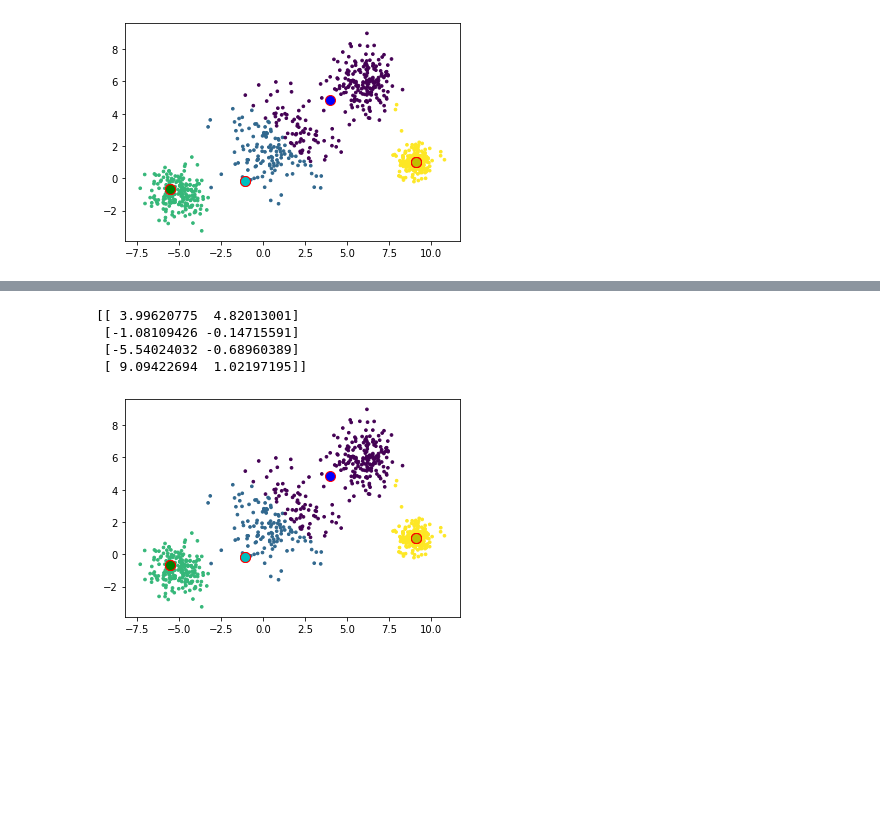
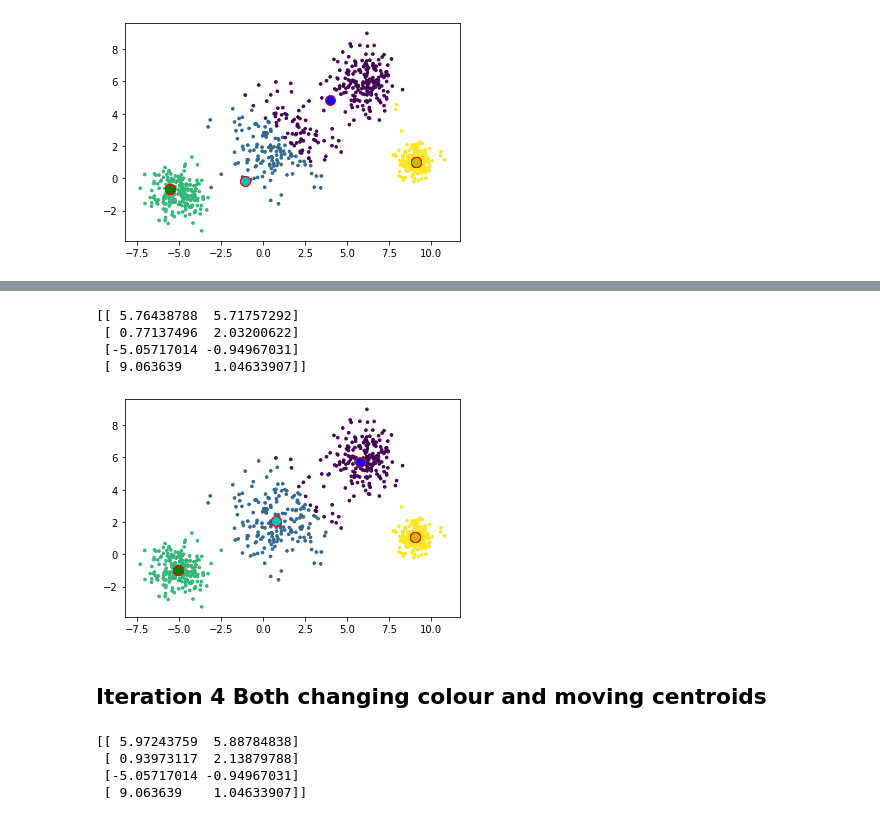
Before and after one commit to Phllips/Portfolio, a Jupyter notebook: Portfolio 3.ipynb, the cells around one changed output, grey strips where cells are left out. Drawn from its saved outputs; the diff is of its cells as text; code cells hidden in the pictures; blank space fills up the shorter version.

```diff
--- a/Portfolio 3.ipynb
+++ b/Portfolio 3.ipynb
@@ -182,4 +152,0 @@ for i in range(k):
-# %%
-new_centres2 = update(new_centres)
-
-print(new_centres2)
@@ -190,0 +153,4 @@ print(new_centres2)
+# %%
+update(new_centres)
+
+print(new_centres)
@@ -200,7 +171,6 @@ for i in range(k):
 # %%
 distance3=np.zeros((800,k))
 for i in range(k):
-     distance3[:,i] = np.linalg.norm(data - new_centres2[i],axis=1)
-cluster3 = np.argmin(distance3, axis = 1)
-
-print(cluster3)
+     distance3[:,i] = np.linalg.norm(data - new_centres[i],axis=1)
+newcluster = np.argmin(distance3, axis = 1)
+cluster = newcluster
@@ -234,16 +186,17 @@ for i in range(k):
-# %%
-new_centres3 = update(new_centres2)
-
-print(new_centres2)
-# %% [output]
-[[ 3.99620775  4.82013001]
- [-1.08109426 -0.14715591]
- [-5.54024032 -0.68960389]
- [ 9.09422694  1.02197195]]
+# %%
+update(new_centres)
+print(new_centres)
+# %% [output]
+[[ 5.76438788  5.71757292]
+ [ 0.77137496  2.03200622]
+ [-5.05717014 -0.94967031]
+ [ 9.063639    1.04633907]]
 # %%
-plt.scatter(data[:,0], data[:,1], s=7, c=cluster3)
+plt.scatter(data[:,0], data[:,1], s=7, c=cluster)
 
 for i in range(k):
-    plt.scatter(new_centres3[i:,0], new_centres3[i:,1], s=100, c = colmap[i], edgecolors='r')
+    plt.scatter(new_centres[i:,0], new_centres[i:,1], s=100, c = colmap[i], edgecolors='r')
 # %% [output]
-[figure, old version]
+[figure, new version]
+# %% [markdown]
+## Iteration 4 Both changing colour and moving centroids
@@ -249,0 +209,9 @@ for i in range(k):
+# %%
+update(new_centres)
+
+print(new_centres)
+# %% [output]
+[[ 5.97243759  5.88784838]
+ [ 0.93973117  2.13879788]
+ [-5.05717014 -0.94967031]
+ [ 9.063639    1.04633907]]
```
Also changed, not shown: parts of 23 cells of this notebook.
